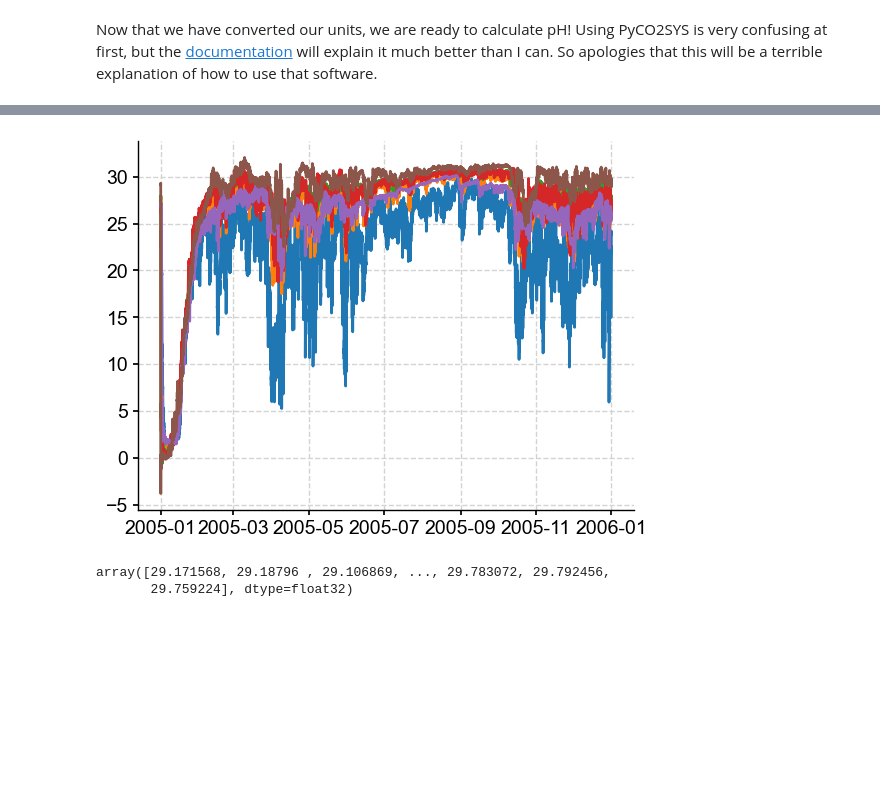
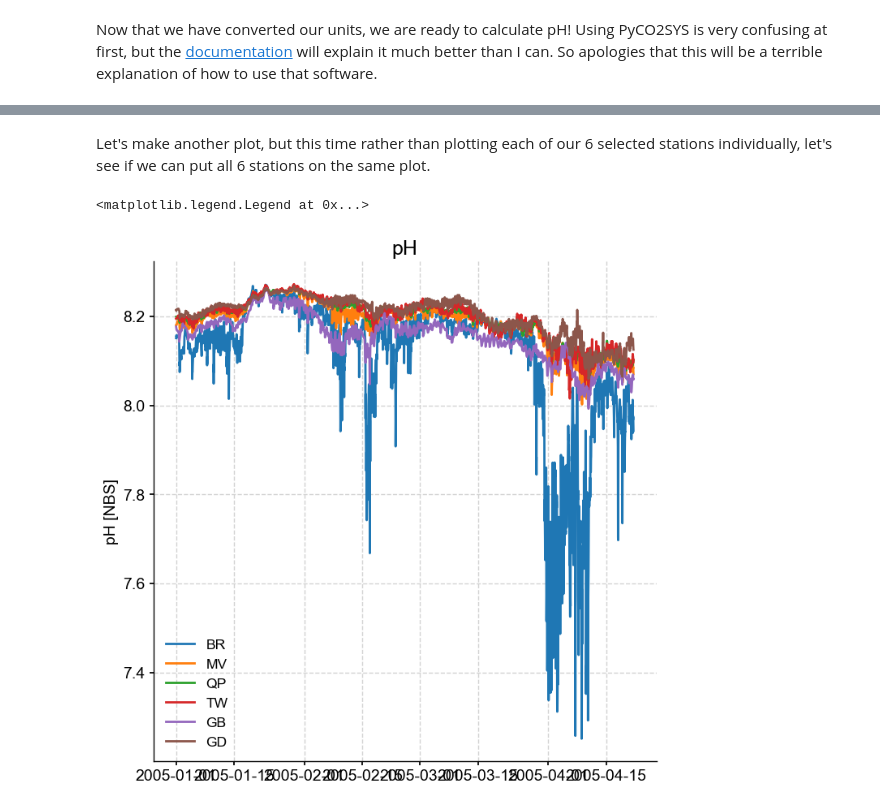
Before and after one commit to abby-baskind/surfo25, a Jupyter notebook: intro_to_coding.ipynb, the cells around one changed output, grey strips where cells are left out. Cells and saved outputs as stored; diff of their text form; code cells hidden in the pictures; blank space fills up the shorter version.

```diff
--- a/intro_to_coding.ipynb
+++ b/intro_to_coding.ipynb
@@ -72,7 +72,7 @@ To get a bit of practice, let's read in one of the model's station files. Each r
 # %%
 # The PATH is essentially the location of the file you are interested in opening.
 # Your PATH will be different from my PATH, but it will take a similar form.
-PATH = '/Users/akbaskind/Desktop/ROMS_Code_Feb2025/ocean_sta_2005_CTRL5.nc'
+PATH = '/Users/akbaskind/Desktop/ocean_sta_2005_T1.nc'
 
 # Open the dataset
 df = xr.open_mfdataset(PATH)
@@ -186,0 +198,20 @@ for i in df.station:
+# %%
+fig, axarr = plt.subplots(nrows = 3, ncols = 2, figsize = [15,15])
+axarr = axarr.flatten()
+
+for i,ax in enumerate(axarr):
+    # Select the appropriate station name
+    STATION_NAME = sta_names[i]
+
+    # Select data for that station
+    df_sta = df.isel(station = i)
+    x = df_sta['ocean_time']
+    y = df_sta['pH']
+
+    # Plot the data
+    ax.plot(x,y)
+
+    # Formatting
+    ax.set_title(STATION_NAME, fontsize = 18)
+    ax.set_ylabel('Time', fontsize = 14)
+    ax.set_ylabel('pH [NBS]', fontsize = 14)
@@ -187,12 +220,25 @@ for i in df.station:
+# %% [markdown]
+Let's make another plot, but this time rather than plotting each of our 6 selected stations individually, let's see if we can put all 6 stations on the same plot.
 # %%
-for i in df.station:
-    salt = df['salt'].isel(station = i)
-    t = salt.ocean_time
-    plt.plot(t, salt)
+fig, ax = plt.subplots(figsize = [8,8])
+
+for i,name in enumerate(sta_names):
+
+    # Select data for that station
+    df_sta = df.isel(station = i)
+    x = df_sta['ocean_time']
+    y = df_sta['pH']
+
+    # Plot the data
+    ax.plot(x,y, label = name)
+
+    # End of for loop
+
+# Formatting
+ax.set_title('pH', fontsize = 18)
+ax.set_ylabel('Time', fontsize = 14)
+ax.set_ylabel('pH [NBS]', fontsize = 14)
+ax.legend()
 # %% [output]
+<matplotlib.legend.Legend at 0x...>
-[figure, old version]
+[figure, new version]
-# %%
-salt.
-# %% [output]
-array([29.171568, 29.18796 , 29.106869, ..., 29.783072, 29.792456,
-       29.759224], dtype=float32)
```
Also changed, not shown: parts of 12 cells of this notebook.
